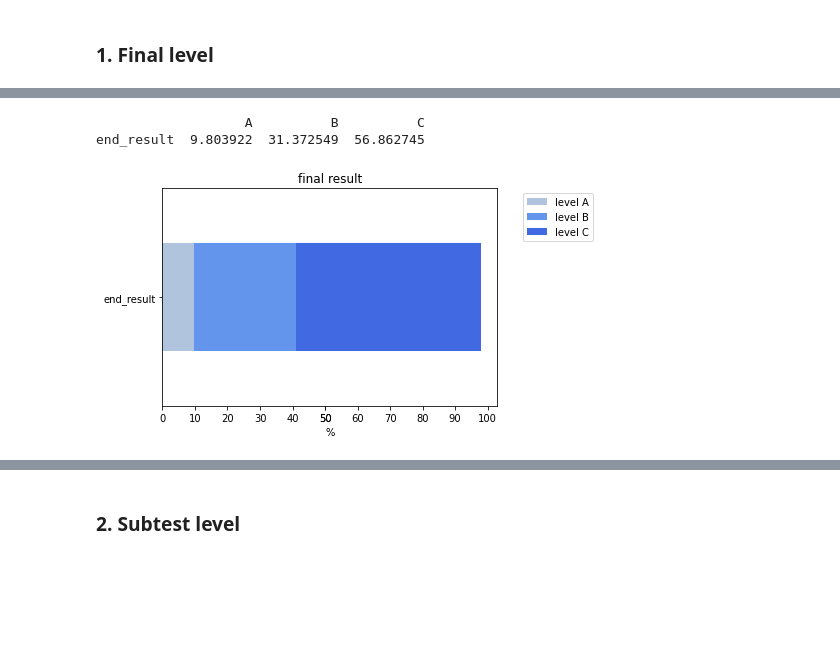
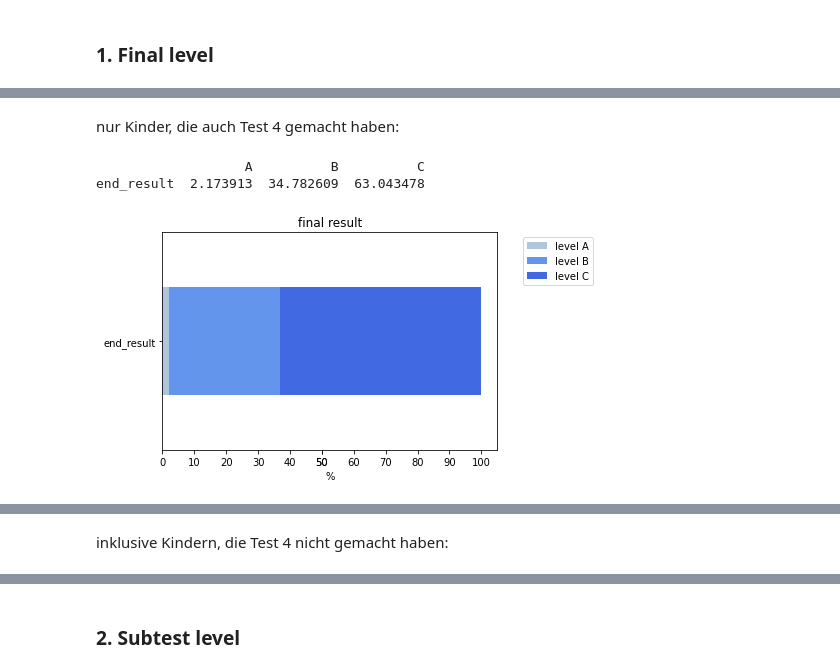
Before and after one commit to imkeines/tiria_data, a Jupyter notebook: Data_EDA.ipynb, the cells around one changed output, grey strips where cells are left out. Saved outputs shown, nothing was run; the diff lists cells and outputs as text; code cells hidden in the pictures; blank space fills up the shorter version.

```diff
--- a/Data_EDA.ipynb
+++ b/Data_EDA.ipynb
@@ -112,10 +139,14 @@ co = [
 ]
 # %% [output]
 [interactive output not drawn]
+# %% [markdown]
+nur Kinder, die auch Test 4 gemacht haben:
 # %%
-level_stacked(test1, "final result", "end_result")
+level_stacked(test4, "final result", "end_result")
 # %% [output]
                    A          B          C
-end_result  9.803922  31.372549  56.862745
+end_result  2.173913  34.782609  63.043478
-[figure, old version]
+[figure, new version]
 [interactive output not drawn]
+# %% [markdown]
+inklusive Kindern, die Test 4 nicht gemacht haben:
```
Also changed, not shown: parts of 60 cells of this notebook.
